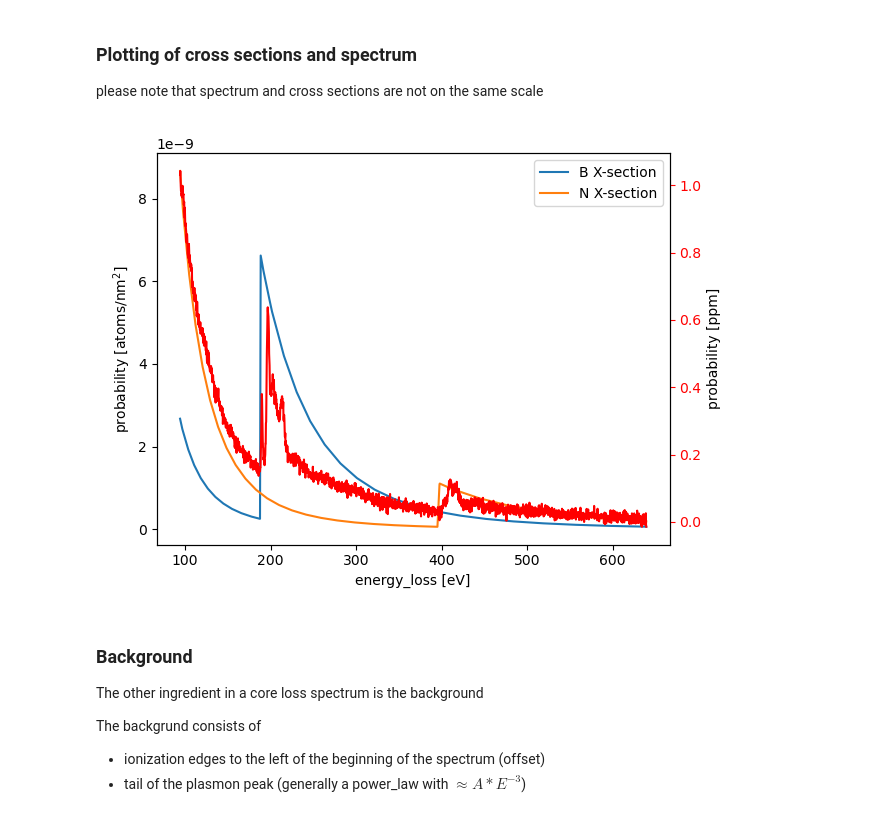
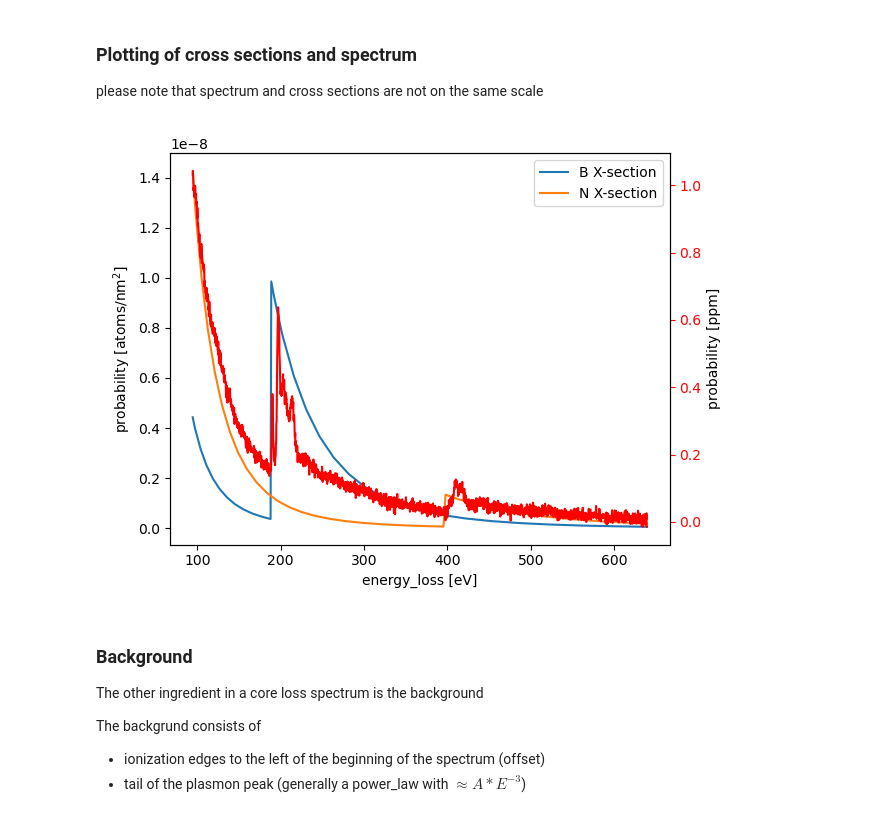
Before and after one commit to gduscher/MLSTEM2024, a Jupyter notebook: Day3/5_Introduction_Core_Loss.ipynb, the cells around one changed output. Cells and saved outputs as stored; diff of their text form; code cells hidden in the pictures.

```diff
--- a/Day3/5_Introduction_Core_Loss.ipynb
+++ b/Day3/5_Introduction_Core_Loss.ipynb
@@ -874,25 +869,25 @@ spectrum.energy_loss[0]
 please note that spectrum and cross sections are not on the same scale
 # %%
 energy_scale = spectrum.energy_loss
-B_Xsection = eels.xsec_xrpa(energy_scale, 200, 5, 10. )/1e10
-N_Xsection = eels.xsec_xrpa(energy_scale, 200, 7, 10. ,shift=-6)/1e10       #  xsec  is in barns = 10^28 m2 = 10^10 nm2
+B_Xsection = eels.xsec_xrpa(energy_scale, 60, 5, 10. )/1e10
+N_Xsection = eels.xsec_xrpa(energy_scale, 60, 7, 10. ,shift=-6)/1e10       #  xsec  is in barns = 10^28 m2 = 10^10 nm2
 
 fig, ax1 = plt.subplots()
 
 ax1.plot(energy_scale, B_Xsection, label='B X-section' )
 ax1.plot(energy_scale, N_Xsection, label='N X-section' )
 ax1.set_xlabel('energy_loss [eV]')
 ax1.set_ylabel('probability [atoms/nm$^{2}$]')
 plt.legend();
 ax2 = ax1.twinx()
 ax2.plot(energy_scale, spectrum, c='r', label='spectrum')
 ax2.tick_params('y', colors='r')
 ax2.set_ylabel('probability [ppm]')
 #plt.xlim(100,500)
 #plt.legend();
 fig.tight_layout();
 # %% [output]
-[figure, old version]
+[figure, new version]
 # %% [markdown]
 ### Background
 The other ingredient in a core loss spectrum is the background
```
Also changed, not shown: parts of 14 cells of this notebook, 2 other files.
